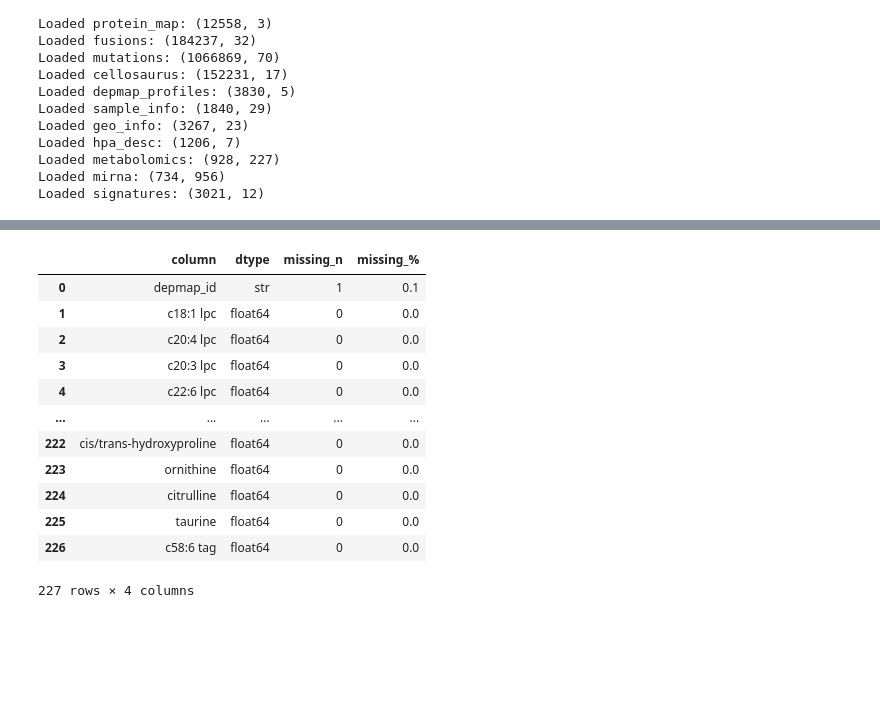
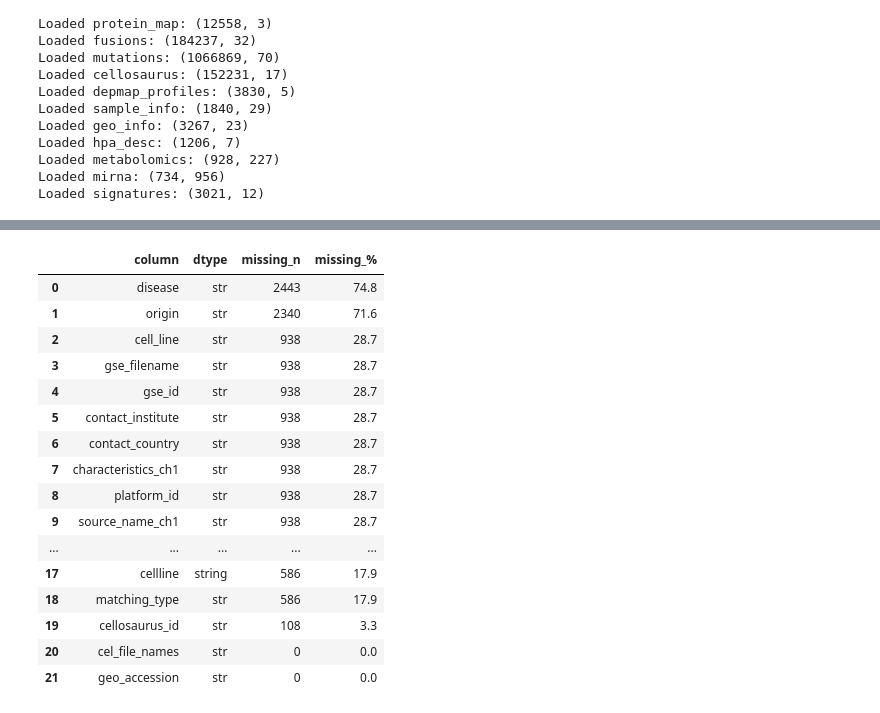
Before and after one commit to UoB-AstraZeneca-25-26/UoB-GeneTraceAI-25-26, a Jupyter notebook: src/Track - D/06_data_mapping_trackD.ipynb, the cells around one changed output, grey strips where cells are left out. Saved outputs shown, nothing was run; the diff lists cells and outputs as text; code cells hidden in the pictures; blank space fills up the shorter version.

Commit message:
proteomics and metabollomics and geo_info parquets

```diff
--- a/src/Track - D/06_data_mapping_trackD.ipynb
+++ b/src/Track - D/06_data_mapping_trackD.ipynb
@@ -62,10 +46,16 @@ proteomics
 # %%
+import numpy as np
+import pandas as pd
+
 def audit(df: pd.DataFrame) -> pd.DataFrame:
     n = len(df)
     miss = df.isna().sum()
-    return pd.DataFrame({
+    pct = (miss.to_numpy(dtype=float) / n * 100).round(1) if n else np.zeros(len(miss))
+    return (pd.DataFrame({
         "column":    miss.index,
-        "dtype":     df.dtypes.astype(str).values,
-        "missing_n": miss.values,
-        "missing_%": (miss.values / n * 100).round(1) if n else 0,
-    }).sort_values("missing_%", ascending=False).reset_index(drop=True)
+        "dtype":     df.dtypes.astype(str).to_numpy(),
+        "missing_n": miss.to_numpy(),
+        "missing_%": pct,
+    })
+    .sort_values("missing_%", ascending=False)
+    .reset_index(drop=True))
@@ -354,19 +80,38 @@ metabolomics
+# %%
+import re
+
+# canonical normaliser: lowercase, then strip ALL whitespace + separators
+# (removing spaces too, so "MDA-MB 231" and "mda_mb_231" collapse to the same key)
+_sep = re.compile(r"[\s,\-_/]+")
+
+def norm_cellline(s: pd.Series) -> pd.Series:
+    return (s.astype("string")
+             .str.lower()
+             .str.replace(_sep, "", regex=True)   # kills spaces, , - _ /
+             .str.strip())                          # tidy any residue
+
+geo_info["cellline"] = norm_cellline(geo_info["cellline"])
+geo_info = geo_info.drop(columns=["cell_line_trimmed"], errors="ignore")
 # %%
-audit(metabolomics)
+audit(geo_info)
 # %% [output]
 |  | column | dtype | missing_n | missing_% |
-| 0 | depmap_id | str | 1 | 0.1 |
-| 1 | c18:1 lpc | float64 | 0 | 0.0 |
-| 2 | c20:4 lpc | float64 | 0 | 0.0 |
-| 3 | c20:3 lpc | float64 | 0 | 0.0 |
-| 4 | c22:6 lpc | float64 | 0 | 0.0 |
+| 0 | disease | str | 2443 | 74.8 |
+| 1 | origin | str | 2340 | 71.6 |
+| 2 | cell_line | str | 938 | 28.7 |
+| 3 | gse_filename | str | 938 | 28.7 |
+| 4 | gse_id | str | 938 | 28.7 |
+| 5 | contact_institute | str | 938 | 28.7 |
+| 6 | contact_country | str | 938 | 28.7 |
+| 7 | characteristics_ch1 | str | 938 | 28.7 |
+| 8 | platform_id | str | 938 | 28.7 |
+| 9 | source_name_ch1 | str | 938 | 28.7 |
 | ... | ... | ... | ... | ... |
-| 222 | cis/trans-hydroxyproline | float64 | 0 | 0.0 |
-| 223 | ornithine | float64 | 0 | 0.0 |
-| 224 | citrulline | float64 | 0 | 0.0 |
-| 225 | taurine | float64 | 0 | 0.0 |
-| 226 | c58:6 tag | float64 | 0 | 0.0 |
+| 17 | cellline | string | 586 | 17.9 |
+| 18 | matching_type | str | 586 | 17.9 |
+| 19 | cellosaurus_id | str | 108 | 3.3 |
+| 20 | cel_file_names | str | 0 | 0.0 |
+| 21 | geo_accession | str | 0 | 0.0 |
-227 rows × 4 columns
 # %%
 sample_info
 # %% [output]
```
Also changed, not shown: parts of 31 cells of this notebook.
